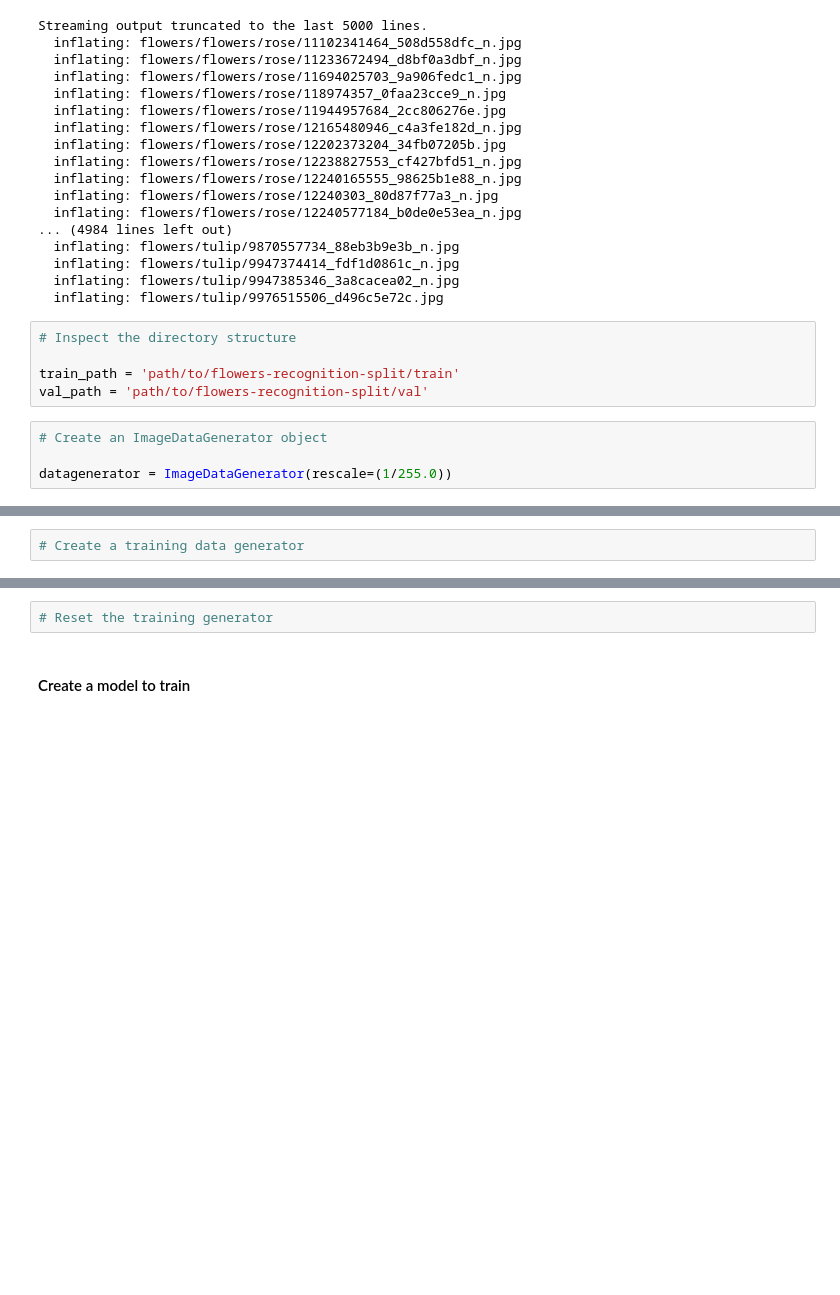
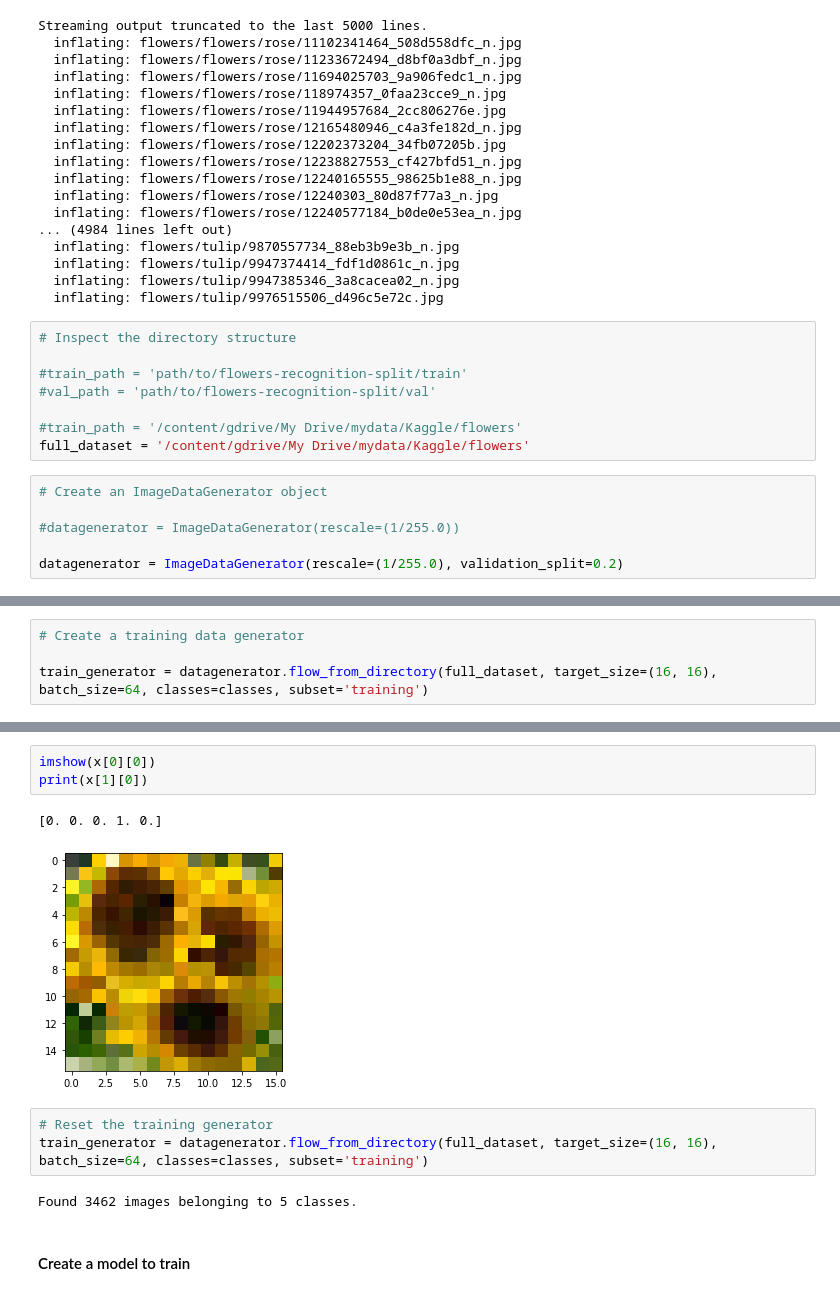
Before and after one commit to ravitata/tensorflow2, a Jupyter notebook: c2w2_Coding_Tutorial.ipynb, the cells around one changed output, grey strips where cells are left out. Drawn from its saved outputs; the diff is of its cells as text; blank space fills up the shorter version.

```diff
--- a/c2w2_Coding_Tutorial.ipynb
+++ b/c2w2_Coding_Tutorial.ipynb
@@ -797,11 +797,16 @@ Streaming output truncated to the last 5000 lines.
 # %%
 # Inspect the directory structure
 
-train_path = 'path/to/flowers-recognition-split/train'
-val_path = 'path/to/flowers-recognition-split/val'
+#train_path = 'path/to/flowers-recognition-split/train'
+#val_path = 'path/to/flowers-recognition-split/val'
+
+#train_path = '/content/gdrive/My Drive/mydata/Kaggle/flowers'
+full_dataset = '/content/gdrive/My Drive/mydata/Kaggle/flowers'
 # %%
 # Create an ImageDataGenerator object
 
-datagenerator = ImageDataGenerator(rescale=(1/255.0))
+#datagenerator = ImageDataGenerator(rescale=(1/255.0))
+
+datagenerator = ImageDataGenerator(rescale=(1/255.0), validation_split=0.2)
 # %%
 classes = ['daisy', 'dandelion', 'rose', 'sunflower', 'tulip']
@@ -808,2 +814,4 @@ classes = ['daisy', 'dandelion', 'rose', 'sunflower', 'tulip']
 # %%
 # Create a training data generator
+
+train_generator = datagenerator.flow_from_directory(full_dataset, target_size=(16, 16), batch_size=64, classes=classes, subset='training')
@@ -818,5 +835,14 @@ print(x[1][4])
-# %%
-# Reset the training generator
+# %%
+imshow(x[0][0])
+print(x[1][0])
+# %% [output]
+[0. 0. 0. 1. 0.]
+[figure, added]
+# %%
+# Reset the training generator
+train_generator = datagenerator.flow_from_directory(full_dataset, target_size=(16, 16), batch_size=64, classes=classes, subset='training')
+# %% [output]
+Found 3462 images belonging to 5 classes.
 # %% [markdown]
 #### Create a model to train
 # %%
```
Also changed, not shown: parts of 10 cells of this notebook.
